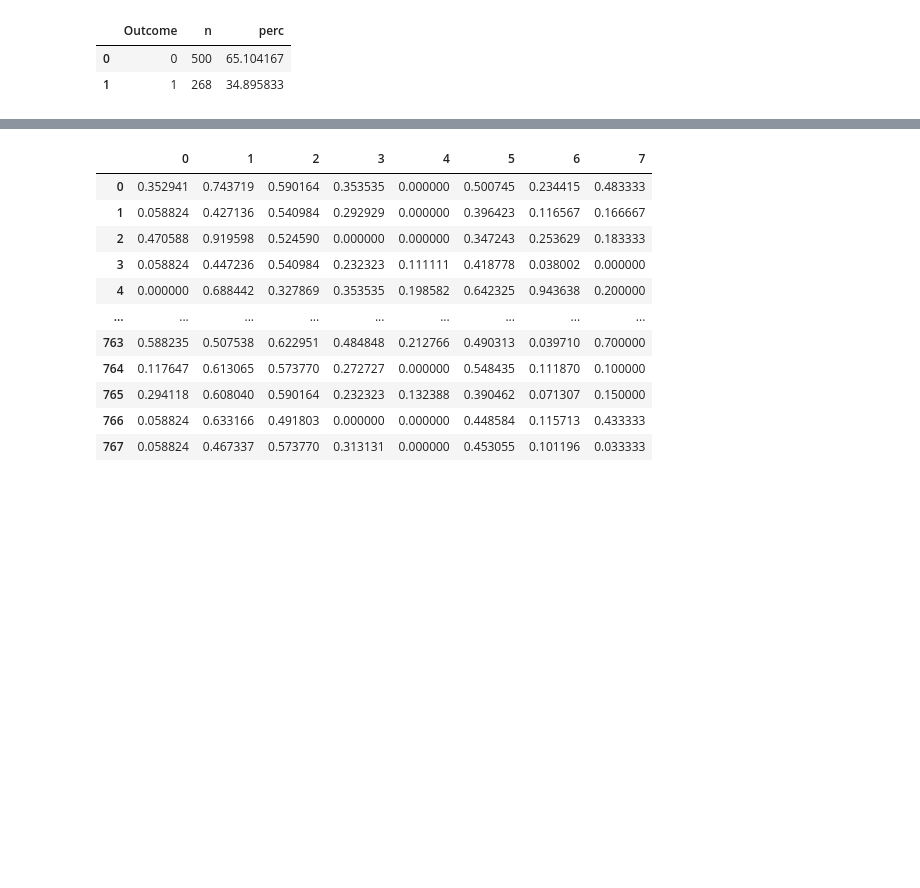
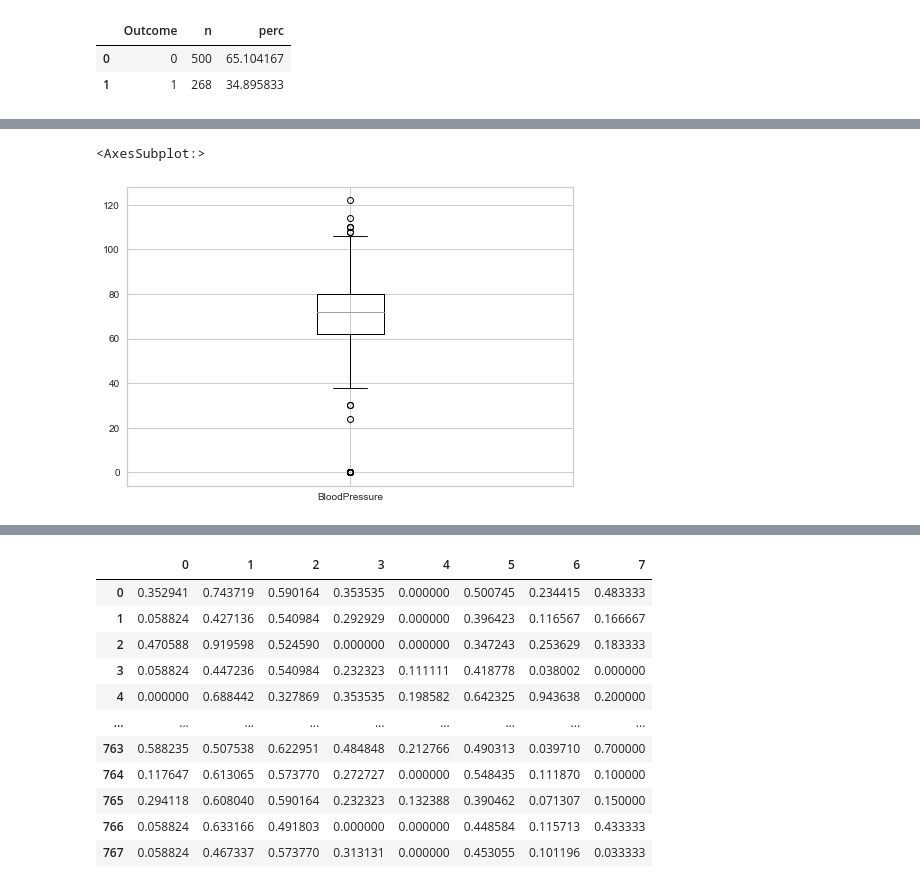
Before and after one commit to fgiordanelli/Projeto1, a Jupyter notebook: Projeto 2.ipynb, the cells around one changed output, grey strips where cells are left out. Saved outputs shown, nothing was run; the diff lists cells and outputs as text; code cells hidden in the pictures; blank space fills up the shorter version.

```diff
--- a/Projeto 2.ipynb
+++ b/Projeto 2.ipynb
@@ -56,6 +56,11 @@ total
 # %% [markdown]
 ## Ver se tem valores fora do padrão
 <img src="https://github.com/fgiordanelli/Projeto1/blob/main/imagens/img3.png?raw=true" width="300" height="100"/>
+# %%
+df[['BloodPressure']].boxplot()
+# %% [output]
+<AxesSubplot:>
+[figure, added]
 # %% [markdown]
 ## Separar em target e feature
 
```
Also changed, not shown: parts of 4 cells of this notebook, 3 other files.
